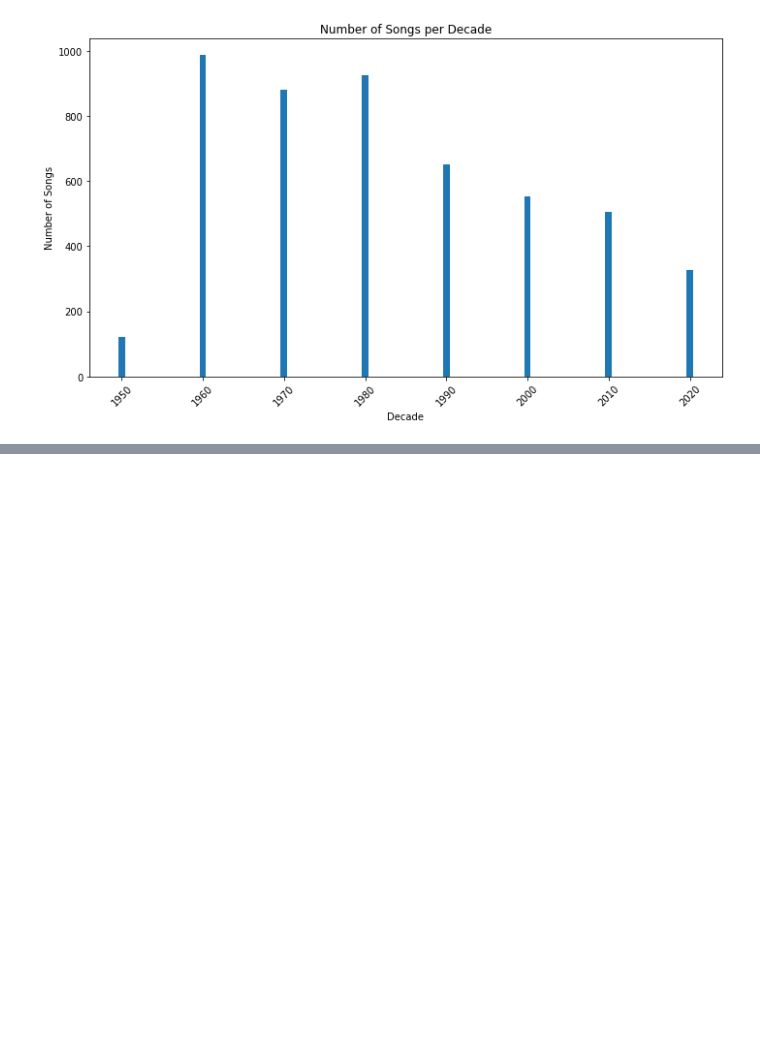
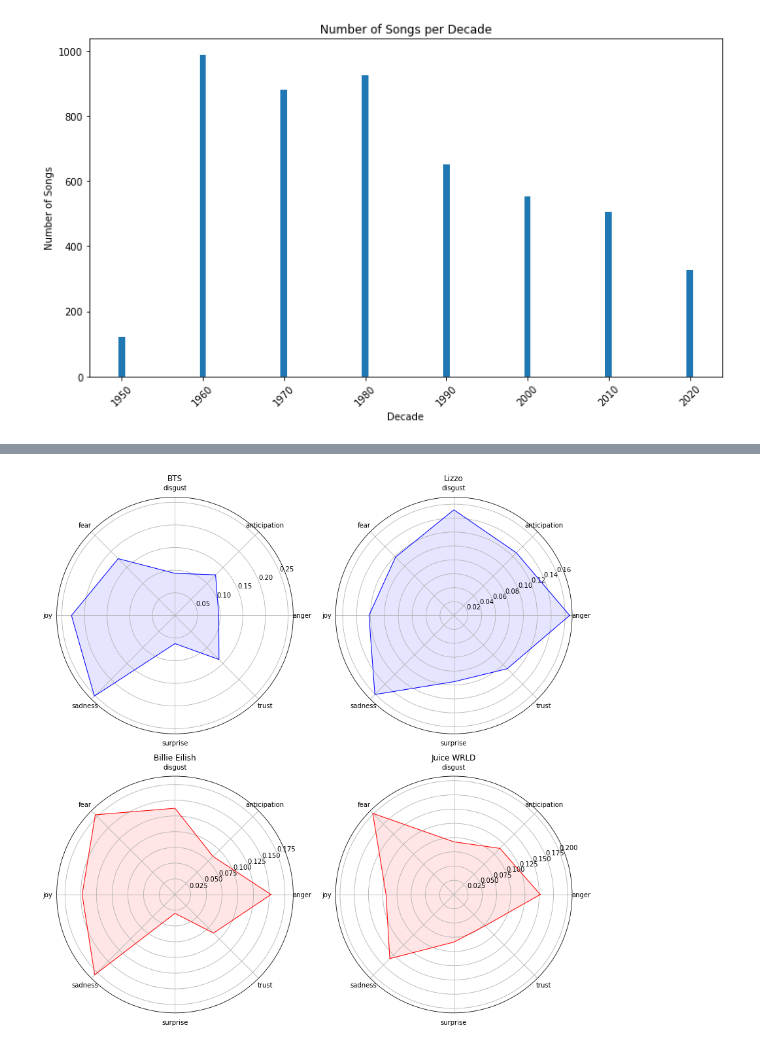
Before and after one commit to the-pudding/ai-data, a Jupyter notebook: emotional_lyrics.ipynb, the cells around one changed output, grey strips where cells are left out. Drawn from its saved outputs; the diff is of its cells as text; code cells hidden in the pictures; blank space fills up the shorter version.

```diff
--- a/emotional_lyrics.ipynb
+++ b/emotional_lyrics.ipynb
@@ -361,0 +417,68 @@ plt.show()
+# %%
+import pandas as pd
+import matplotlib.pyplot as plt
+import numpy as np
+
+# Read the data from the CSV file
+data = pd.read_csv('song_emotion_results.csv')
+
+# Convert the 'Emotions' column from string to dictionary
+data['Emotions'] = data['Emotions'].apply(eval)
+
+# Define the emotions to analyze
+emotions = ['anger', 'anticipation', 'disgust', 'fear', 'joy', 'sadness', 'surprise', 'trust']
+
+# Define the artists to analyze
+positive_artists = ['BTS', 'Lizzo']
+negative_artists = ['Billie Eilish', 'Juice WRLD']
+
+# Normalize the emotions at the song level
+def normalize_emotions(row):
+    song_emotions = pd.Series(row['Emotions'], dtype=float)
+    normalized_emotions = song_emotions / song_emotions.sum()
+    return normalized_emotions
+
+data[emotions] = data.apply(normalize_emotions, axis=1)
+
+# Create subplots for each artist
+fig, axs = plt.subplots(2, 2, figsize=(12, 12), subplot_kw=dict(polar=True))
+axs = axs.flatten()
+
+for i, artist in enumerate(positive_artists + negative_artists):
+    # Filter the data for the current artist
+    artist_data = data[data['performer'].str.contains(artist)]
+
+    # Calculate the average emotion scores for the artist
+    avg_emotions = artist_data[emotions].mean()
+
+    print(artist, avg_emotions)
+
+    # Set the number of angles
+    angles = np.linspace(0, 2 * np.pi, len(emotions), endpoint=False).tolist()
+    angles += angles[:1]
+
+    # Plot the average emotion scores for the artist
+    values = avg_emotions.tolist()
+    values += values[:1]
+
+    if artist in positive_artists:
+        color = 'blue'
+        label = 'Positive-leaning'
+    else:
+        color = 'red'
+        label = 'Negative-leaning'
+
+    axs[i].plot(angles, values, color=color, linewidth=1, label=label)
+    axs[i].fill(angles, values, color=color, alpha=0.1)
+
+    # Set the angle labels
+    axs[i].set_thetagrids(np.degrees(angles[:-1]), emotions)
+
+    # Set the title for each subplot
+    axs[i].set_title(artist)
+
+# Adjust the spacing between subplots
+plt.tight_layout()
+
+plt.show()
+# %% [output]
@@ -361,0 +502 @@ plt.show()
+[figure, added]
```
Also changed, not shown: parts of 10 cells of this notebook, 3 other files.
